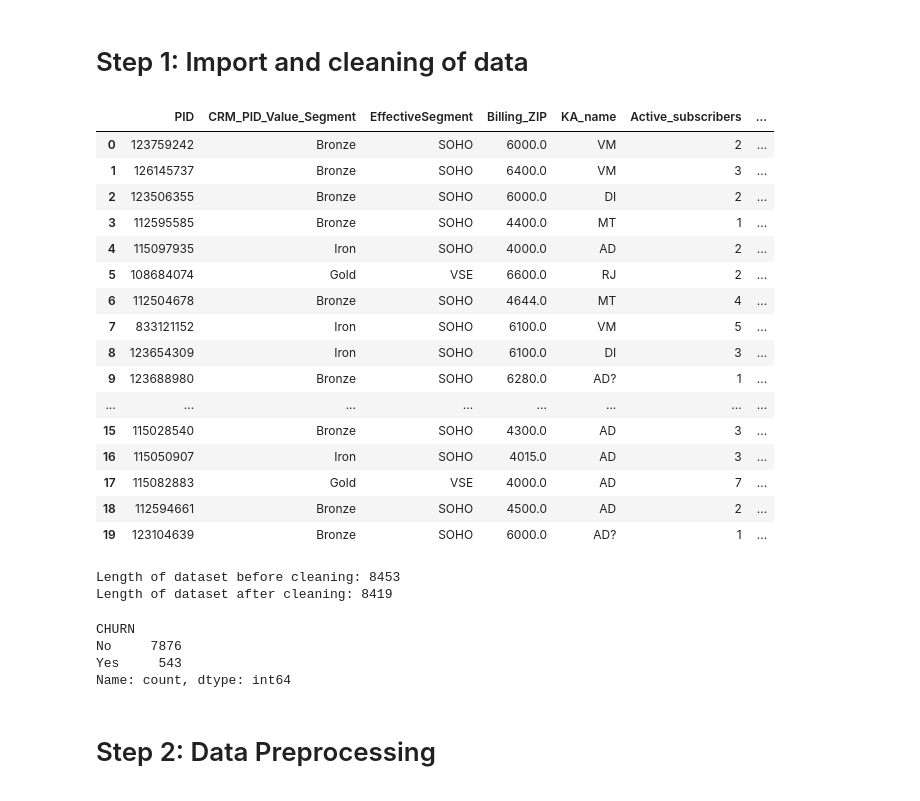
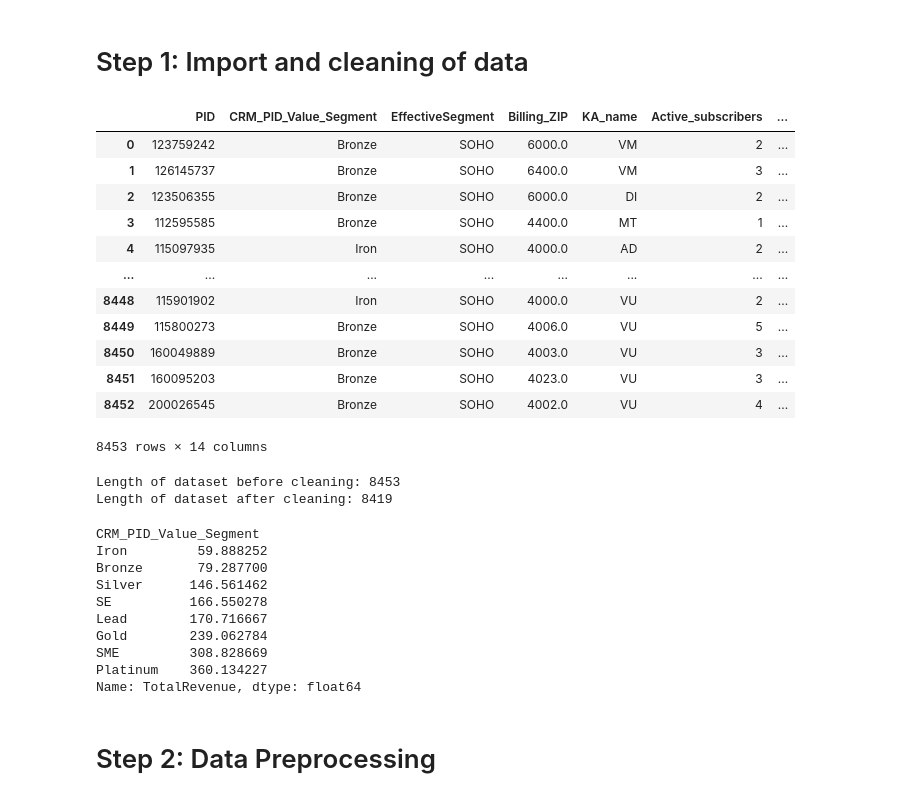
Before and after one commit to eode0004/FIT2082ResProj, a Jupyter notebook: ResProjModel.ipynb, the cells around one changed output. Cells and saved outputs as stored; diff of their text form; code cells hidden in the pictures.

```diff
--- a/ResProjModel.ipynb
+++ b/ResProjModel.ipynb
@@ -15,24 +16,21 @@ import seaborn
 # Step 1: Import and cleaning of data
 # %%
 df = pd.read_csv("Baza_customer_Telecom_v2.csv")
+df
 # %% [output]
 |  | PID | CRM_PID_Value_Segment | EffectiveSegment | Billing_ZIP | KA_name | Active_subscribers | ... |
 | 0 | 123759242 | Bronze | SOHO | 6000.0 | VM | 2 | ... |
 | 1 | 126145737 | Bronze | SOHO | 6400.0 | VM | 3 | ... |
 | 2 | 123506355 | Bronze | SOHO | 6000.0 | DI | 2 | ... |
 | 3 | 112595585 | Bronze | SOHO | 4400.0 | MT | 1 | ... |
 | 4 | 115097935 | Iron | SOHO | 4000.0 | AD | 2 | ... |
-| 5 | 108684074 | Gold | VSE | 6600.0 | RJ | 2 | ... |
-| 6 | 112504678 | Bronze | SOHO | 4644.0 | MT | 4 | ... |
-| 7 | 833121152 | Iron | SOHO | 6100.0 | VM | 5 | ... |
-| 8 | 123654309 | Iron | SOHO | 6100.0 | DI | 3 | ... |
-| 9 | 123688980 | Bronze | SOHO | 6280.0 | AD? | 1 | ... |
 | ... | ... | ... | ... | ... | ... | ... | ... |
-| 15 | 115028540 | Bronze | SOHO | 4300.0 | AD | 3 | ... |
-| 16 | 115050907 | Iron | SOHO | 4015.0 | AD | 3 | ... |
-| 17 | 115082883 | Gold | VSE | 4000.0 | AD | 7 | ... |
-| 18 | 112594661 | Bronze | SOHO | 4500.0 | AD | 2 | ... |
-| 19 | 123104639 | Bronze | SOHO | 6000.0 | AD? | 1 | ... |
+| 8448 | 115901902 | Iron | SOHO | 4000.0 | VU | 2 | ... |
+| 8449 | 115800273 | Bronze | SOHO | 4006.0 | VU | 5 | ... |
+| 8450 | 160049889 | Bronze | SOHO | 4003.0 | VU | 3 | ... |
+| 8451 | 160095203 | Bronze | SOHO | 4023.0 | VU | 3 | ... |
+| 8452 | 200026545 | Bronze | SOHO | 4002.0 | VU | 4 | ... |
+8453 rows × 14 columns
 # %%
 print(f"Length of dataset before cleaning: {len(df)}")
 # Cleaning for PID
@@ -87,14 +85,20 @@ print(f"Length of dataset after cleaning: {len(df)}") # Small length change, hen
 # Retrieved 2026-09-02, License - CC BY-SA 4.0
 
 df.apply(lambda x : pd.factorize(x)[0]).corr(method='pearson', min_periods=1)
-df["CHURN"].value_counts()
+df.groupby("CRM_PID_Value_Segment")["TotalRevenue"].mean().sort_values()
 # %% [output]
 Length of dataset before cleaning: 8453
 Length of dataset after cleaning: 8419
-CHURN
-No     7876
-Yes     543
-Name: count, dtype: int64
+CRM_PID_Value_Segment
+Iron         59.888252
+Bronze       79.287700
+Silver      146.561462
+SE          166.550278
+Lead        170.716667
+Gold        239.062784
+SME         308.828669
+Platinum    360.134227
+Name: TotalRevenue, dtype: float64
 # %% [markdown]
 # Step 2: Data Preprocessing
 # %%
```
Also changed, not shown: parts of 4 cells of this notebook, 1 other file.
